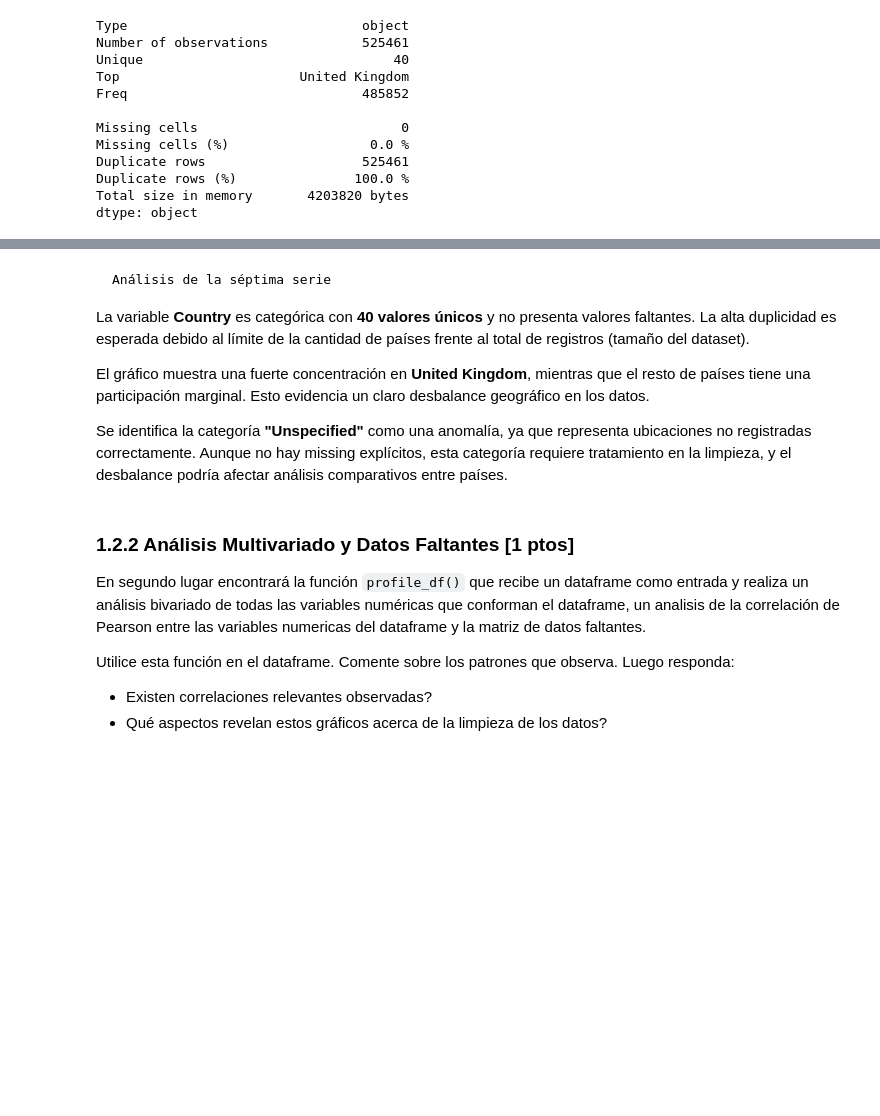
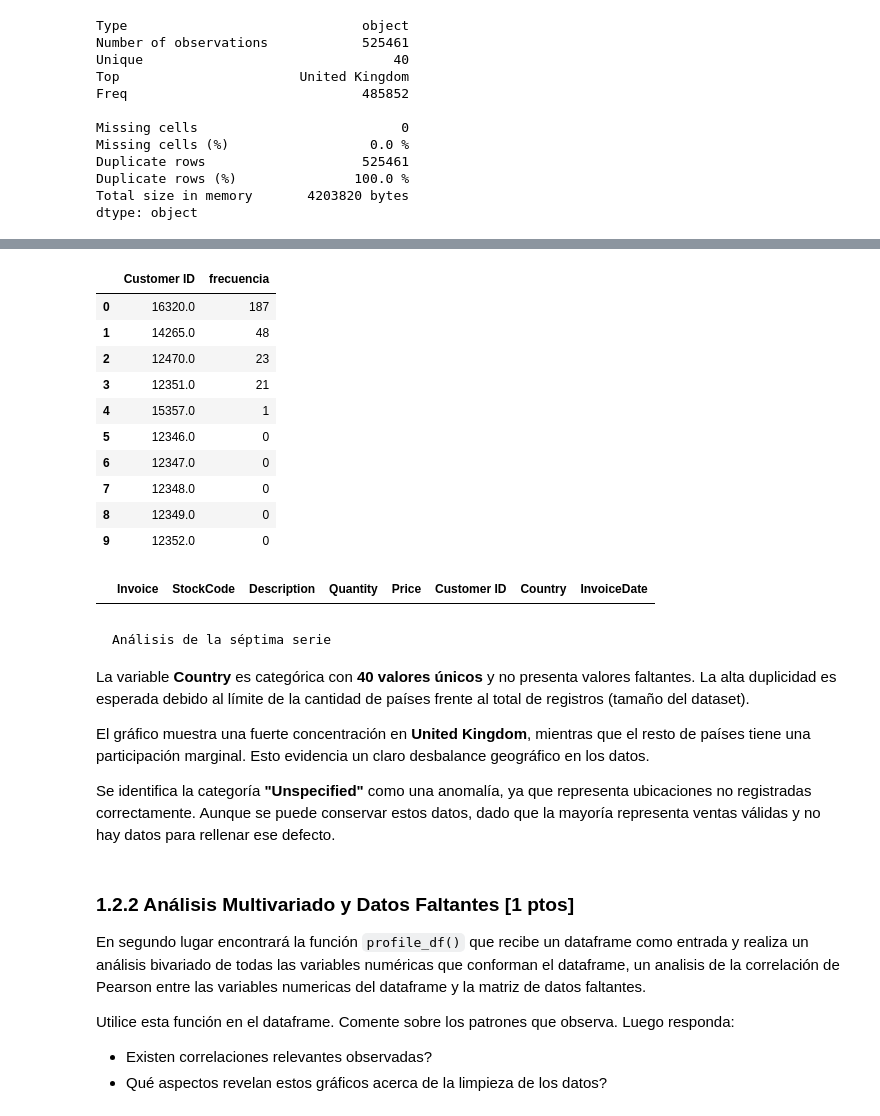
Before and after one commit to Fa11ingDeep/MDS7202, a Jupyter notebook: labs/lab_4/Lab4_Enunciado.ipynb, the cells around one changed output, grey strips where cells are left out. Saved outputs shown, nothing was run; the diff lists cells and outputs as text; code cells hidden in the pictures; blank space fills up the shorter version.

```diff
--- a/labs/lab_4/Lab4_Enunciado.ipynb
+++ b/labs/lab_4/Lab4_Enunciado.ipynb
@@ -405,3 +421,22 @@ dtype: object
+# %%
+(df_retail[df_retail["Country"] == "Unspecified"]["Customer ID"]).value_counts().reset_index(name="frecuencia").head(10)
+# %% [output]
+|  | Customer ID | frecuencia |
+| 0 | 16320.0 | 187 |
+| 1 | 14265.0 | 48 |
+| 2 | 12470.0 | 23 |
+| 3 | 12351.0 | 21 |
+| 4 | 15357.0 | 1 |
+| 5 | 12346.0 | 0 |
+| 6 | 12347.0 | 0 |
+| 7 | 12348.0 | 0 |
+| 8 | 12349.0 | 0 |
+| 9 | 12352.0 | 0 |
+# %%
+ids = [16320.0, 14265.0, 12470.0, 12351.0, 15357.0]
+df_retail[(df_retail["Customer ID"].isin(ids)) & (df_retail["Country"] != "Unspecified")]
+# %% [output]
+|  | Invoice | StockCode | Description | Quantity | Price | Customer ID | Country | InvoiceDate |
 # %% [markdown]
     Análisis de la séptima serie
 
@@ -409,7 +444,7 @@ La variable **Country** es categórica con **40 valores únicos** y no presenta
 
 El gráfico muestra una fuerte concentración en **United Kingdom**, mientras que el resto de países tiene una participación marginal. Esto evidencia un claro desbalance geográfico en los datos.
 
-Se identifica la categoría **"Unspecified"** como una anomalía, ya que representa ubicaciones no registradas correctamente. Aunque no hay missing explícitos, esta categoría requiere tratamiento en la limpieza, y el desbalance podría afectar análisis comparativos entre países.
+Se identifica la categoría **"Unspecified"** como una anomalía, ya que representa ubicaciones no registradas correctamente. Aunque se puede conservar estos datos, dado que la mayoría representa ventas válidas y no hay datos para rellenar ese defecto.
 # %% [markdown]
 ### 1.2.2 Análisis Multivariado y Datos Faltantes [1 ptos]
 
```
Also changed, not shown: parts of 9 cells of this notebook, 1 other file.
